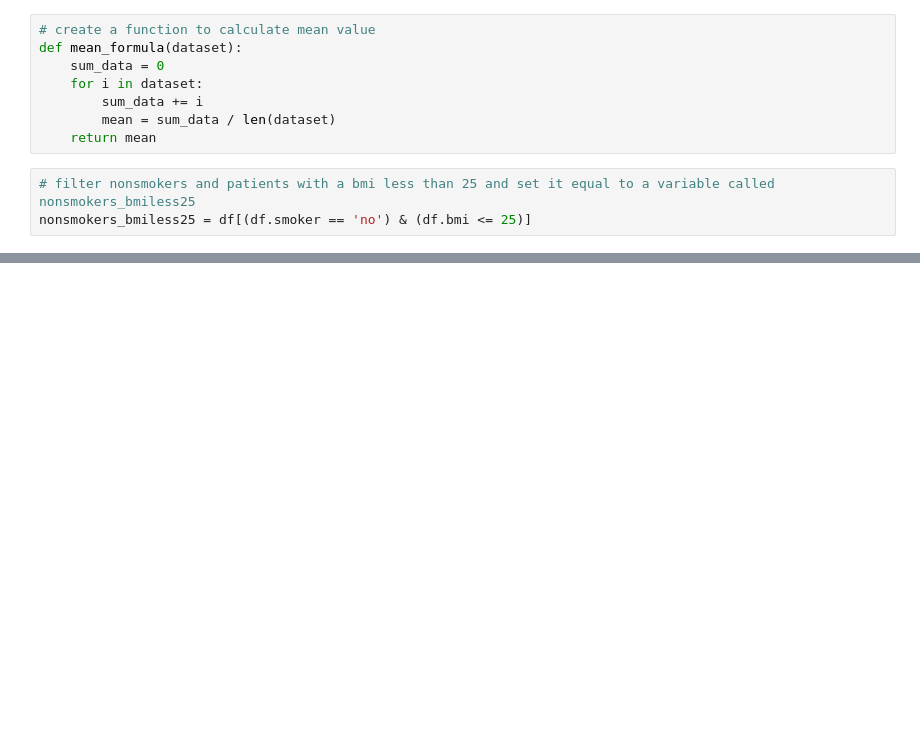
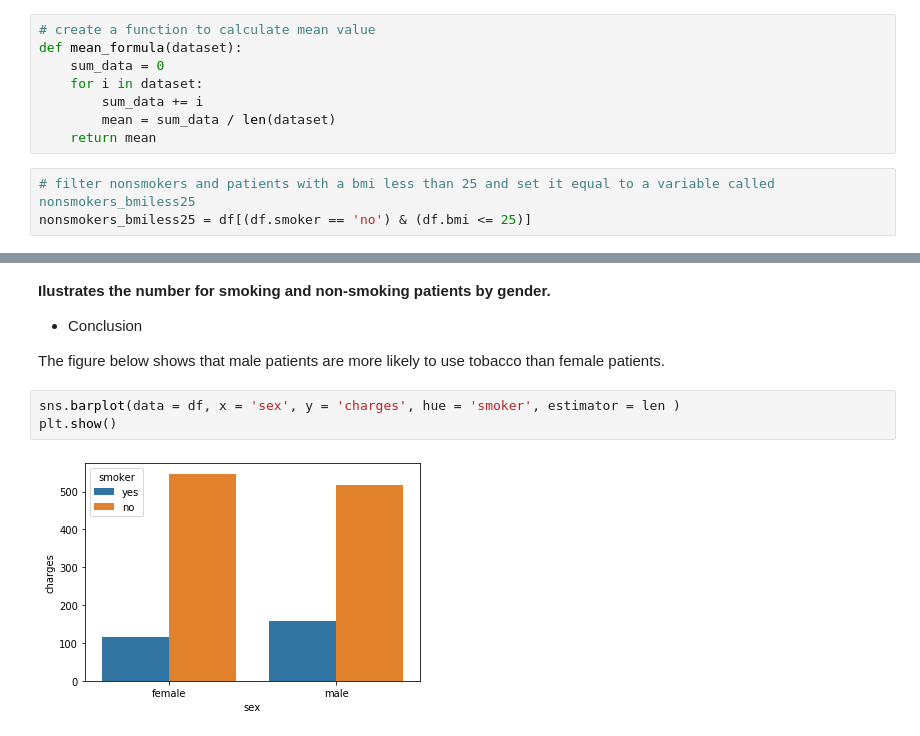
Before and after one commit to 82-petru/Python_Fundamentals, a Jupyter notebook: us-medical-insurance-costs.ipynb, the cells around one changed output, grey strips where cells are left out. Drawn from its saved outputs; the diff is of its cells as text; blank space fills up the shorter version.

```diff
--- a/us-medical-insurance-costs.ipynb
+++ b/us-medical-insurance-costs.ipynb
@@ -194,0 +237,10 @@ for num in range(6):
+# %% [markdown]
+**Ilustrates the number for smoking and non-smoking patients by gender.**
+- Conclusion
+
+The figure below shows that male patients are more likely to use tobacco than female patients.
+# %%
+sns.barplot(data = df, x = 'sex', y = 'charges', hue = 'smoker', estimator = len )
+plt.show()
+# %% [output]
+[figure, added]
```
Also changed, not shown: parts of 20 cells of this notebook.
